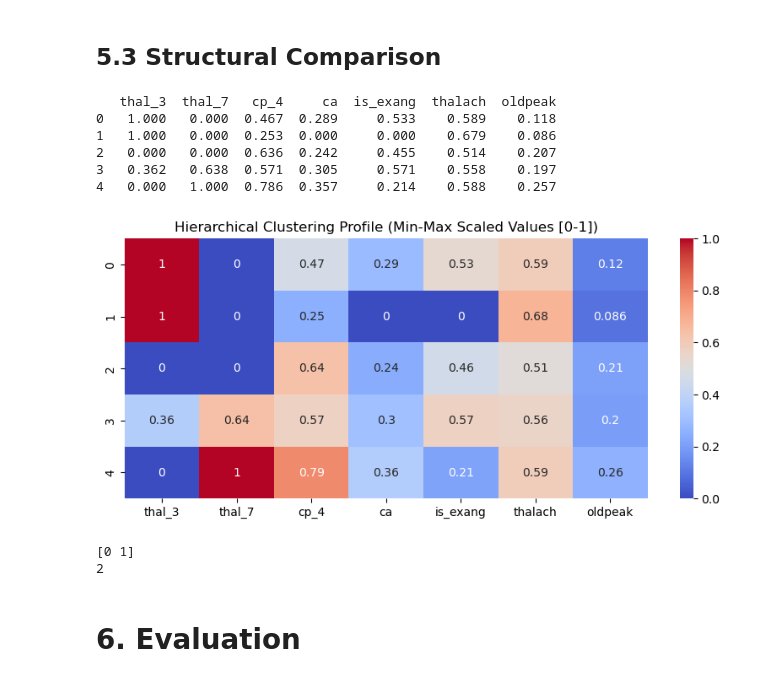
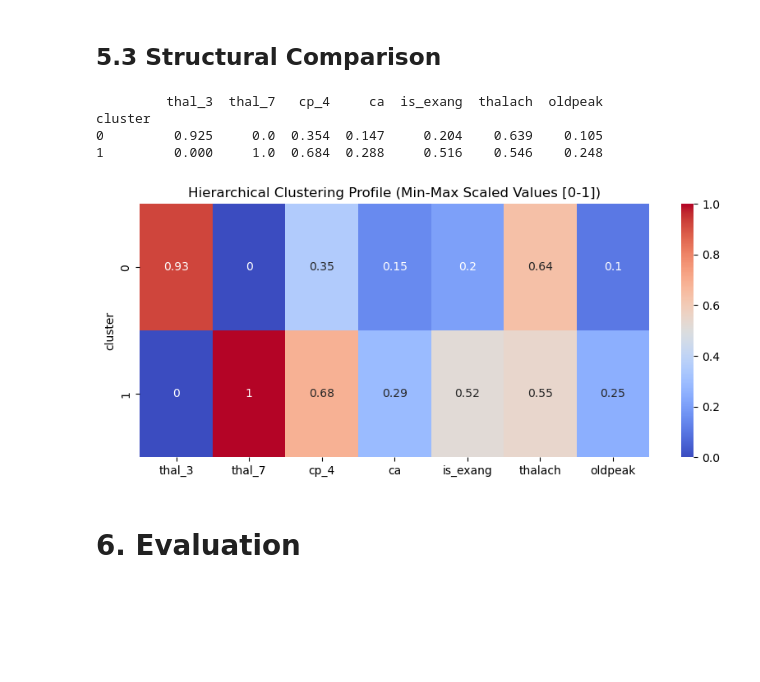
Before and after one commit to Joaomuianga/ML-team-collaboration, a Jupyter notebook: notebooks/Team11_UnsupervisedLearning_Notebook.ipynb, the cells around one changed output. Saved outputs shown, nothing was run; the diff lists cells and outputs as text; code cells hidden in the pictures; blank space fills up the shorter version.

```diff
--- a/notebooks/Team11_UnsupervisedLearning_Notebook.ipynb
+++ b/notebooks/Team11_UnsupervisedLearning_Notebook.ipynb
@@ -759,7 +759,7 @@ plt.show()
 ## 4.2 Final Model & Visualization
 # %%
 # Select best k and adjust the final model
-best_k = 5
+best_k = 6
 gmm_best = GaussianMixture(
     n_components=best_k,
     covariance_type='full',
@@ -935,30 +936,19 @@ plt.show()
 # %% [markdown]
 ## 5.3 Structural Comparison
 # %%
-hc_profile = pd.DataFrame(
-    gmm_best.means_,
-    columns=X_clustering.columns
-)
+hc_profile = X_clustering.assign(cluster=hc_best.labels_).groupby('cluster').mean()
 print(hc_profile.round(3))
 
 plt.figure(figsize=(10, 4))
 sns.heatmap(hc_profile.round(3).abs(), annot=True, cmap='coolwarm', center = 0.5)
 plt.title('Hierarchical Clustering Profile (Min-Max Scaled Values [0-1])')
 plt.show()
 # %% [output]
-   thal_3  thal_7   cp_4     ca  is_exang  thalach  oldpeak
-0   1.000   0.000  0.467  0.289     0.533    0.589    0.118
-1   1.000   0.000  0.253  0.000     0.000    0.679    0.086
-2   0.000   0.000  0.636  0.242     0.455    0.514    0.207
-3   0.362   0.638  0.571  0.305     0.571    0.558    0.197
-4   0.000   1.000  0.786  0.357     0.214    0.588    0.257
+         thal_3  thal_7   cp_4     ca  is_exang  thalach  oldpeak
+cluster
+0         0.925     0.0  0.354  0.147     0.204    0.639    0.105
+1         0.000     1.0  0.684  0.288     0.516    0.546    0.248
-[figure, old version]
+[figure, new version]
-# %%
-print(np.unique(hc_labels))
-print(len(np.unique(hc_labels)))
-# %% [output]
-[0 1]
-2
 # %% [markdown]
 # 6. Evaluation
 # %%
```
Also changed, not shown: parts of 10 cells of this notebook.
